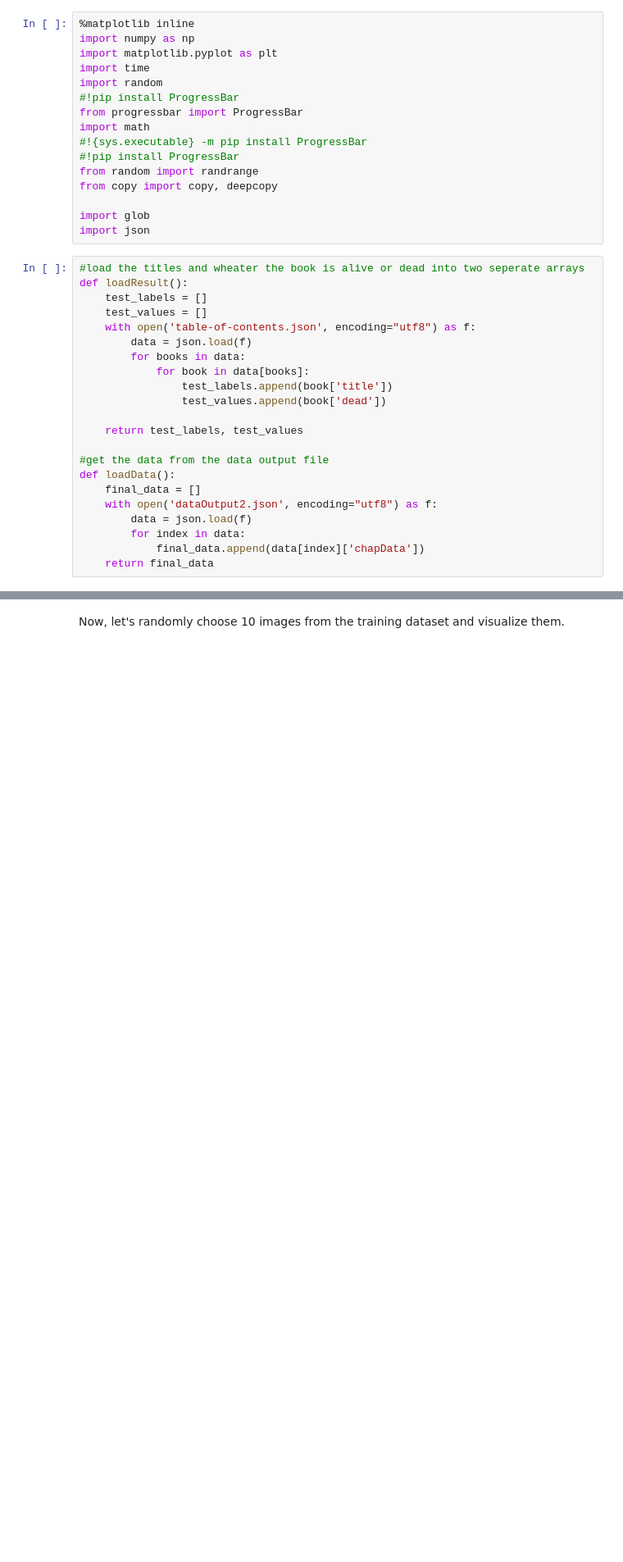
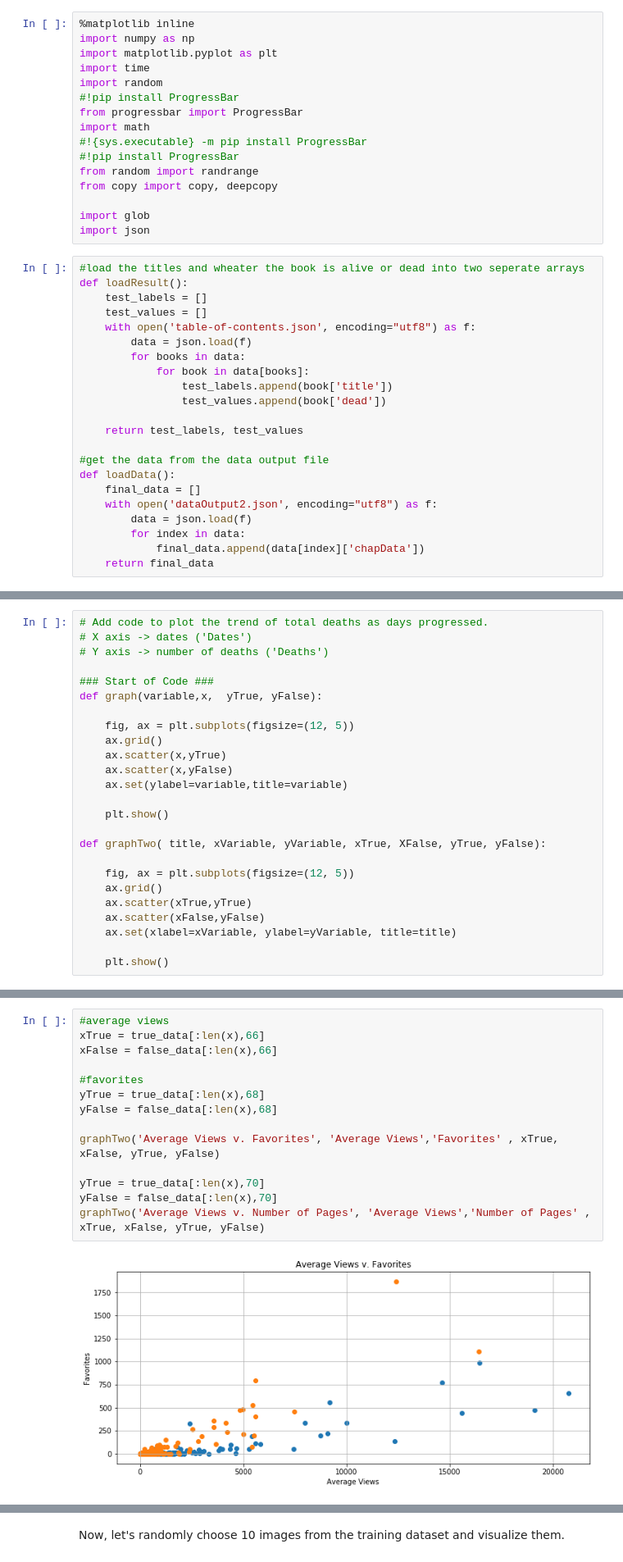
Before and after one commit to TheTimTurner/RoyalRoad, a Jupyter notebook: machine-learning-algorithms/KNN.ipynb, the cells around one changed output, grey strips where cells are left out. Shown at 82% size. Drawn from its saved outputs; the diff is of its cells as text; blank space fills up the shorter version.

```diff
--- a/machine-learning-algorithms/KNN.ipynb
+++ b/machine-learning-algorithms/KNN.ipynb
@@ -83,0 +96,25 @@ Number of testing labels:  1000
+# %%
+# Add code to plot the trend of total deaths as days progressed.
+# X axis -> dates ('Dates')
+# Y axis -> number of deaths ('Deaths')
+
+### Start of Code ###
+def graph(variable,x,  yTrue, yFalse):
+
+    fig, ax = plt.subplots(figsize=(12, 5))
+    ax.grid()
+    ax.scatter(x,yTrue)
+    ax.scatter(x,yFalse)
+    ax.set(ylabel=variable,title=variable)
+
+    plt.show()
+
+def graphTwo( title, xVariable, yVariable, xTrue, XFalse, yTrue, yFalse):
+
+    fig, ax = plt.subplots(figsize=(12, 5))
+    ax.grid()
+    ax.scatter(xTrue,yTrue)
+    ax.scatter(xFalse,yFalse)
+    ax.set(xlabel=xVariable, ylabel=yVariable, title=title)
+
+    plt.show()
@@ -83,0 +170,16 @@ Number of testing labels:  1000
+# %%
+#average views
+xTrue = true_data[:len(x),66]
+xFalse = false_data[:len(x),66]
+
+#favorites
+yTrue = true_data[:len(x),68]
+yFalse = false_data[:len(x),68]
+
+graphTwo('Average Views v. Favorites', 'Average Views','Favorites' , xTrue, xFalse, yTrue, yFalse)
+
+yTrue = true_data[:len(x),70]
+yFalse = false_data[:len(x),70]
+graphTwo('Average Views v. Number of Pages', 'Average Views','Number of Pages' , xTrue, xFalse, yTrue, yFalse)
+# %% [output]
+[figure, added]
```
Also changed, not shown: parts of 10 cells of this notebook, 5 other files.
